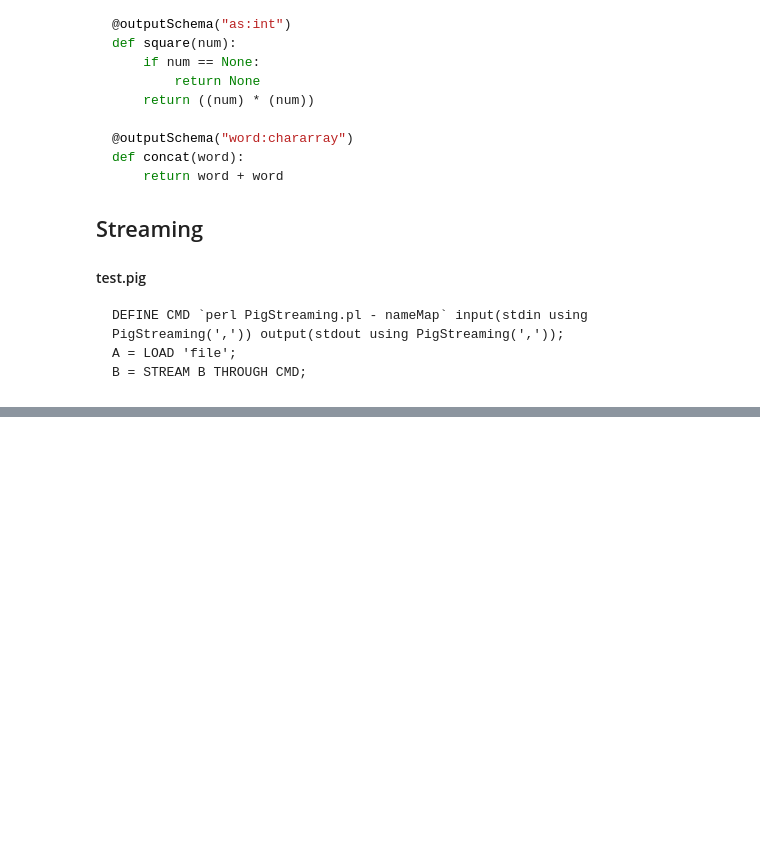
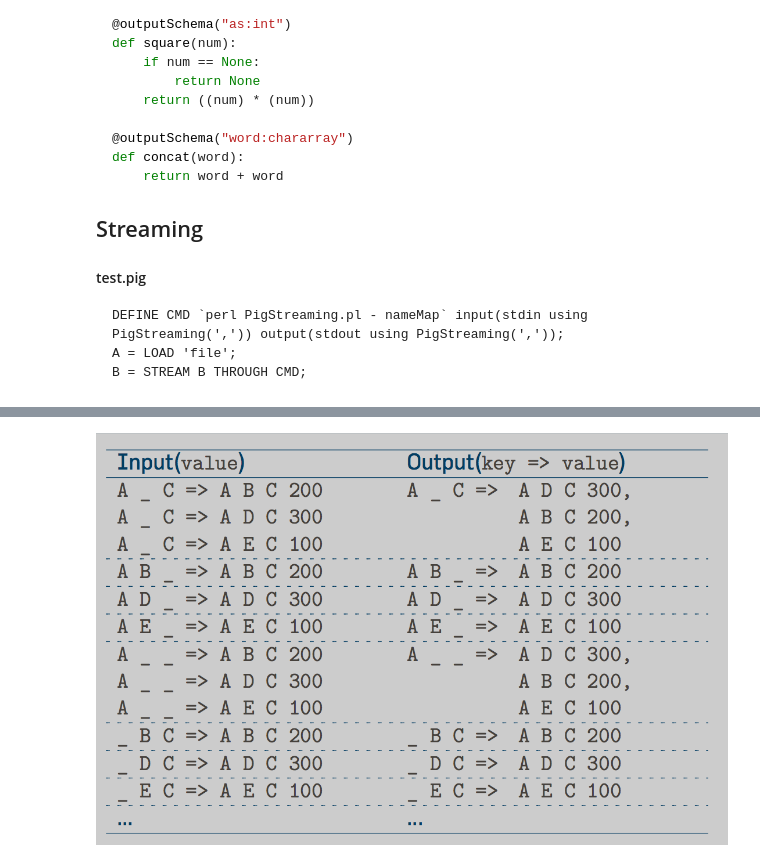
Before and after one commit to d2207197/FJU-mapreduce-talk, a Jupyter notebook: talk2.ipynb, the cells around one changed output, grey strips where cells are left out. Drawn from its saved outputs; the diff is of its cells as text; code cells hidden in the pictures; blank space fills up the shorter version.

```diff
--- a/talk2.ipynb
+++ b/talk2.ipynb
@@ -193,0 +198,4 @@ B = STREAM B THROUGH CMD;
+# %%
+Image('images/linggle-reducer.png')
+# %% [output]
+[figure, added]
```
Also changed, not shown: parts of 10 cells of this notebook.
